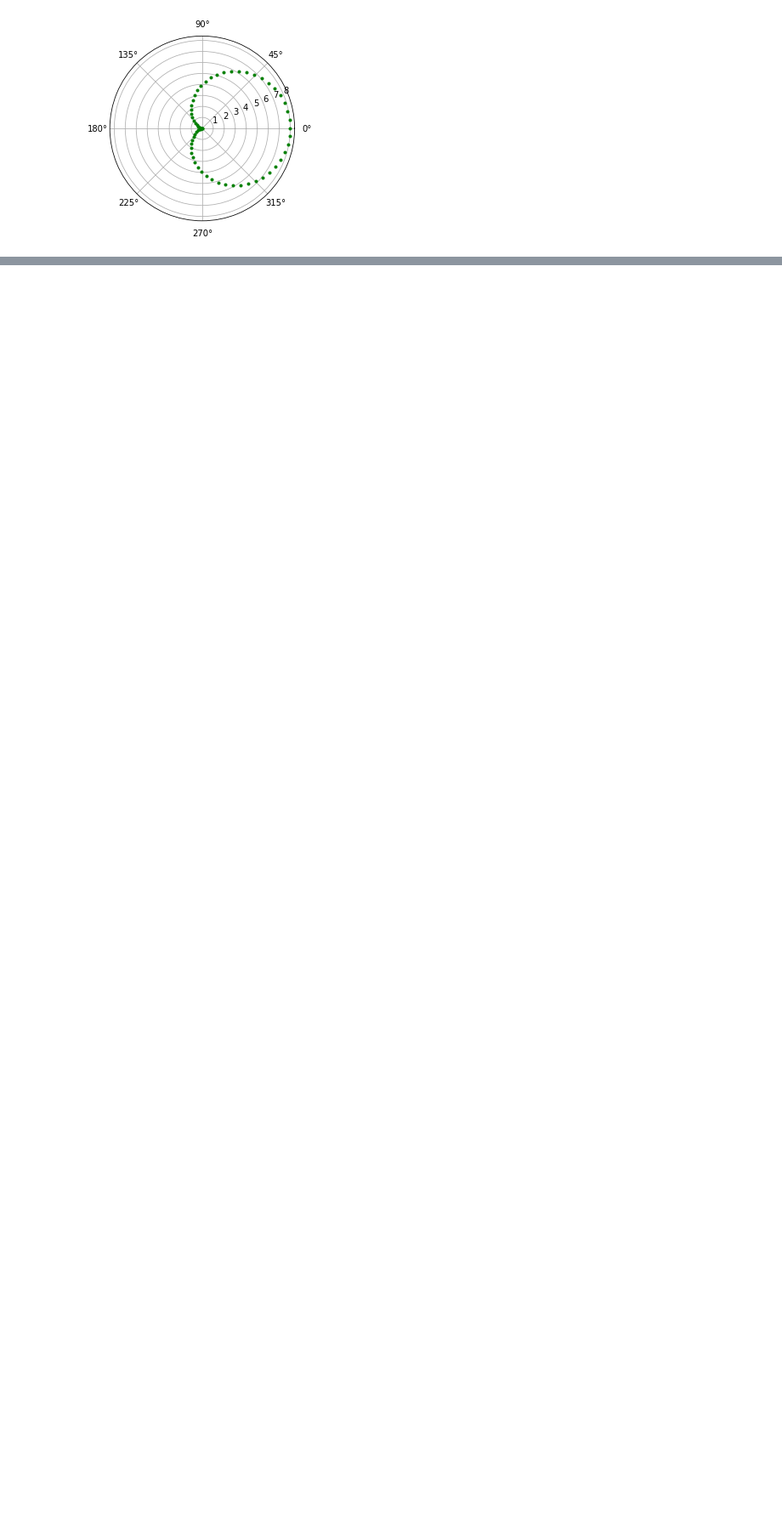
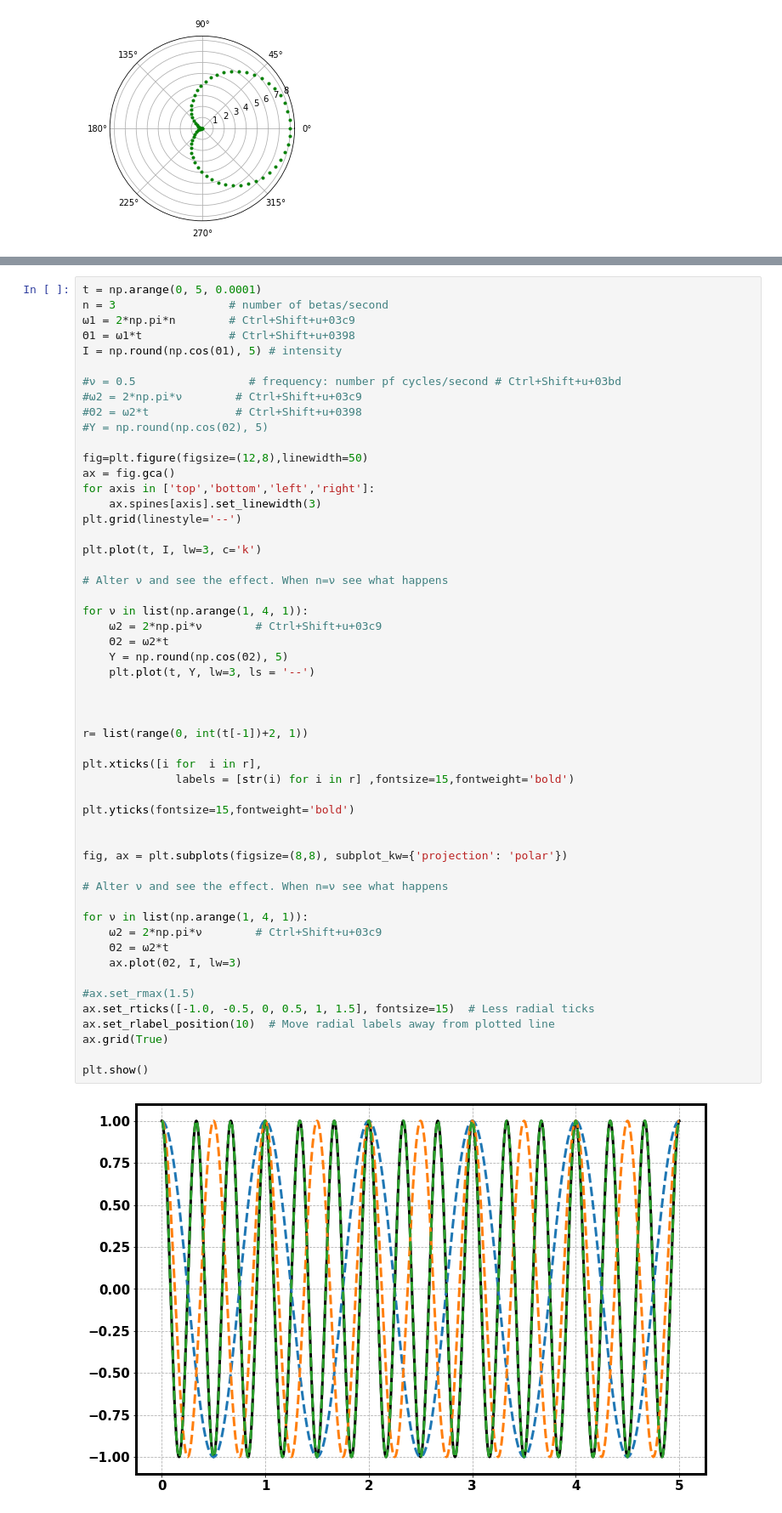
Before and after one commit to sampad95/python_and_jupyter-notebook_scripting, a Jupyter notebook: numpy/Practice.ipynb, the cells around one changed output, grey strips where cells are left out. Shown at 85% size. Drawn from its saved outputs; the diff is of its cells as text; blank space fills up the shorter version.

```diff
--- a/numpy/Practice.ipynb
+++ b/numpy/Practice.ipynb
@@ -315,0 +359,55 @@ plt.show()
+# %%
+t = np.arange(0, 5, 0.0001)
+n = 3                 # number of betas/second
+ω1 = 2*np.pi*n        # Ctrl+Shift+u+03c9
+Θ1 = ω1*t             # Ctrl+Shift+u+0398
+I = np.round(np.cos(Θ1), 5) # intensity
+
+#ν = 0.5                 # frequency: number pf cycles/second # Ctrl+Shift+u+03bd
+#ω2 = 2*np.pi*ν        # Ctrl+Shift+u+03c9
+#Θ2 = ω2*t             # Ctrl+Shift+u+0398
+#Y = np.round(np.cos(Θ2), 5)
+
+fig=plt.figure(figsize=(12,8),linewidth=50)
+ax = fig.gca()
+for axis in ['top','bottom','left','right']:
+    ax.spines[axis].set_linewidth(3)
+plt.grid(linestyle='--')
+
+plt.plot(t, I, lw=3, c='k')
+
+# Alter ν and see the effect. When n=ν see what happens
+
+for ν in list(np.arange(1, 4, 1)):
+    ω2 = 2*np.pi*ν        # Ctrl+Shift+u+03c9
+    Θ2 = ω2*t
+    Y = np.round(np.cos(Θ2), 5)
+    plt.plot(t, Y, lw=3, ls = '--')
+
+
+
+r= list(range(0, int(t[-1])+2, 1))
+
+plt.xticks([i for  i in r],
+              labels = [str(i) for i in r] ,fontsize=15,fontweight='bold')
+
+plt.yticks(fontsize=15,fontweight='bold')
+
+
+fig, ax = plt.subplots(figsize=(8,8), subplot_kw={'projection': 'polar'})
+
+# Alter ν and see the effect. When n=ν see what happens
+
+for ν in list(np.arange(1, 4, 1)):
+    ω2 = 2*np.pi*ν        # Ctrl+Shift+u+03c9
+    Θ2 = ω2*t
+    ax.plot(Θ2, I, lw=3)
+
+#ax.set_rmax(1.5)
+ax.set_rticks([-1.0, -0.5, 0, 0.5, 1, 1.5], fontsize=15)  # Less radial ticks
+ax.set_rlabel_position(10)  # Move radial labels away from plotted line
+ax.grid(True)
+
+plt.show()
+# %% [output]
+[figure, added]
```
Also changed, not shown: parts of 3 cells of this notebook.
